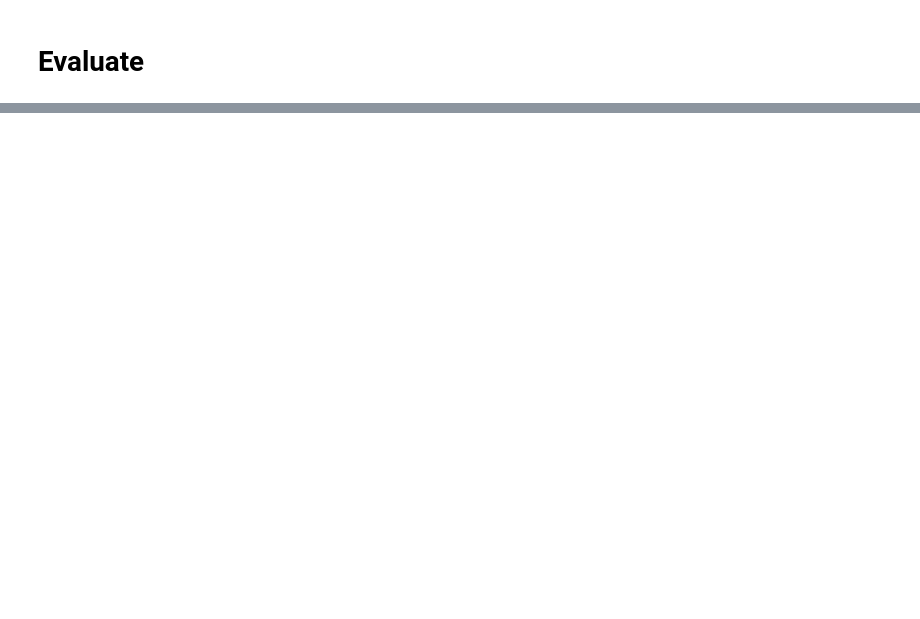
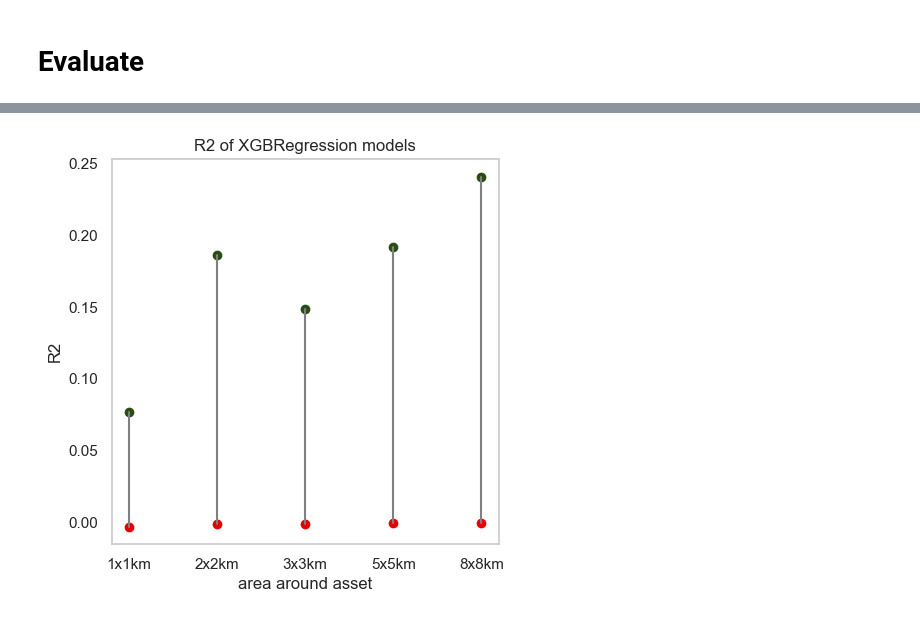
Before and after one commit to wuntunsun/eudr-exposure, a Jupyter notebook: asset-sample-MK.ipynb, the cells around one changed output, grey strips where cells are left out. Saved outputs shown, nothing was run; the diff lists cells and outputs as text; code cells hidden in the pictures; blank space fills up the shorter version.

```diff
--- a/asset-sample-MK.ipynb
+++ b/asset-sample-MK.ipynb
@@ -307,10 +404,6 @@ mse = mean_squared_error(y_test, y_pred)
 r2 = r2_score(y_test, y_pred)
 print(f"XGB output: r2 of {round(r2, 3)}, mse of {round(mse, 6)}")
 
-xgb_r2[index] = round(r2, 5)
-xgb_mse[index] = round(mse, 5)
-
-
 print("--- on train ---")
 
 y_pred = xgbm.predict(X_train)
@@ -322,11 +415,14 @@ print("XGB (cv):")
 
 y_pred = xgbm2.predict(X_test)
 mse = mean_squared_error(y_test, y_pred)
+mape = mean_absolute_percentage_error(y_test, y_pred)
+
 r2 = r2_score(y_test, y_pred)
 print(f"XGB (cv) output: r2 of {round(r2, 3)}, mse of {round(mse, 6)}")
 
 xgb_cv_r2[index] = round(r2, 5)
 xgb_cv_mse[index] = round(mse, 5)
+xgb_cv_mape[index] = round(mape/10**9, 5)
 
 
 print("--- on train ---")
@@ -346,0 +464,8 @@ print(baseline_string)
+# %%
+dict_list = [xgb_cv_mape, xgb_cv_mse, xgb_cv_r2, baseline_mape, baseline_mse, baseline_r2]
+dict_name = ['xgb_cv_mape', 'xgb_cv_mse', 'xgb_cv_r2', 'baseline_mape', 'baseline_mse', 'baseline_r2']
+
+col_names = {x: str(y) for (x, y) in zip(list(range(6)), dict_name)}
+
+metrics = pd.DataFrame.from_dict(dict_list).transpose().rename(columns=col_names).reset_index()
+metrics
@@ -346,0 +479,32 @@ print(baseline_string)
+# %%
+# plot
+fig, ax = plt.subplots(figsize=(5, 5))
+
+# connecting lines
+a = [[x, y] for x, y in zip(list(range(6)), baseline_r2.values())]
+b = [[x, y] for x, y in zip(list(range(6)), xgb_cv_r2.values())]
+
+ab_pairs = np.c_[a, b]
+ab_args = ab_pairs.reshape(-1, 2, 2).swapaxes(1, 2).reshape(-1, 2)
+
+# blobs
+plt.scatter(metrics.index, metrics.xgb_cv_r2, color = forest)
+plt.scatter(metrics.index, metrics.baseline_r2, color = '#e60000')
+
+# sauce
+plt.plot(*ab_args, color = 'grey')
+plt.ylabel('R2')
+plt.xlabel('area around asset')
+plt.xticks(metrics.index, ['1x1km', '2x2km', '3x3km', '5x5km', '8x8km'])
+plt.title('R2 of XGBRegression models')
+plt.grid()
+
+plt.show()
+plt.clf
+
+
+fig.savefig('graphs/model_r2.png', bbox_inches='tight')
+
+# ab_args_copy
+# %% [output]
+[figure, added]
```
Also changed, not shown: parts of 17 cells of this notebook, 8 other files.
